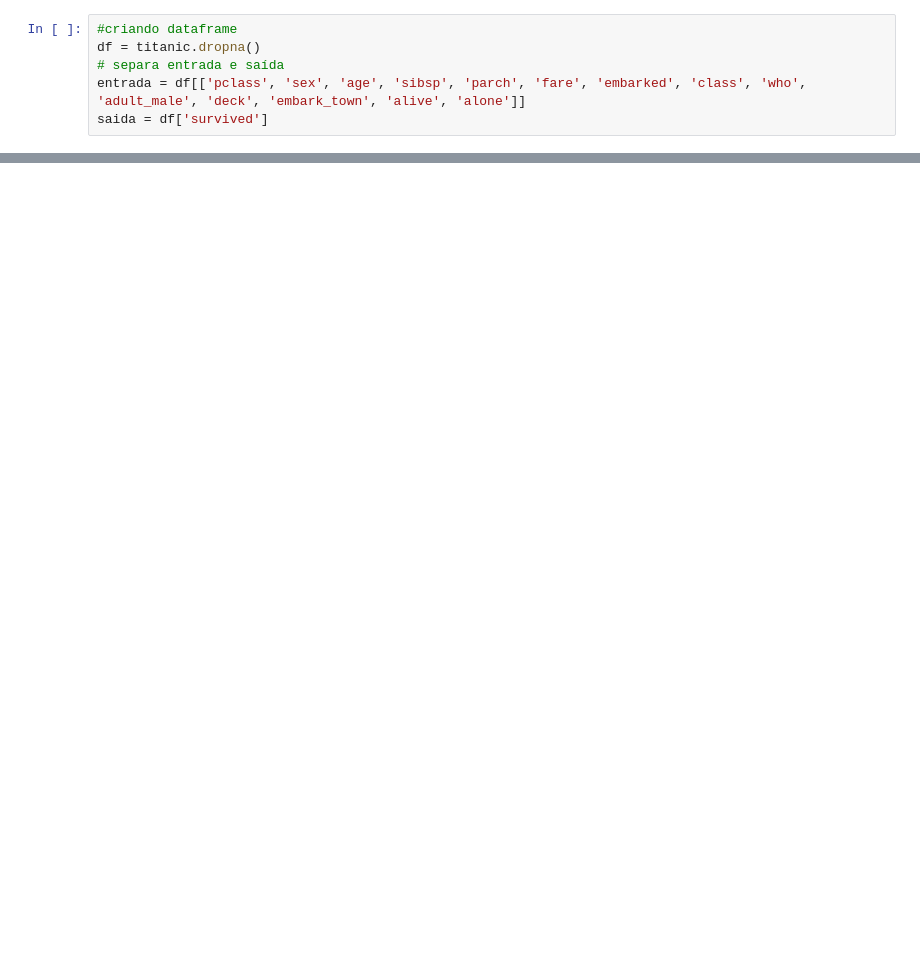
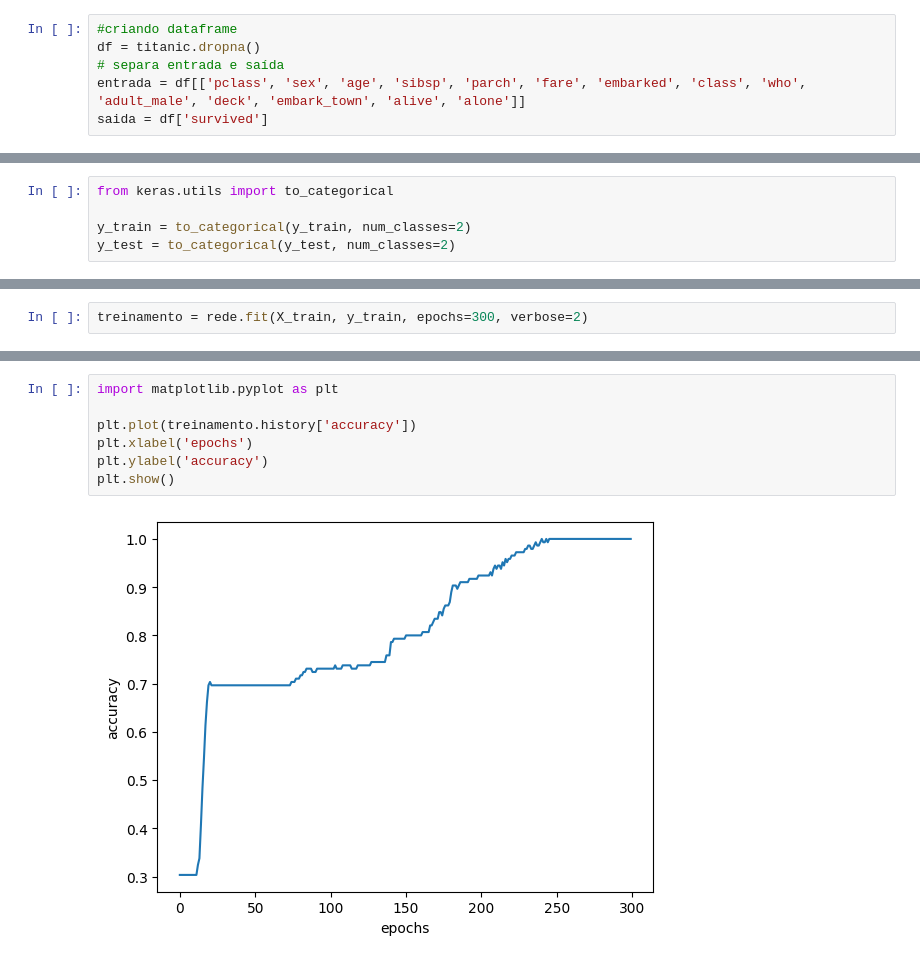
Before and after one commit to vmayres/CCI230_InteligenciaArtificial, a Jupyter notebook: MLP/MLP.ipynb, the cells around one changed output, grey strips where cells are left out. Saved outputs shown, nothing was run; the diff lists cells and outputs as text; blank space fills up the shorter version.

```diff
--- a/MLP/MLP.ipynb
+++ b/MLP/MLP.ipynb
@@ -37,0 +64,5 @@ y = label_encoder.fit_transform(x)
+# %%
+from keras.utils import to_categorical
+
+y_train = to_categorical(y_train, num_classes=2)
+y_test = to_categorical(y_test, num_classes=2)
@@ -53,0 +91,2 @@ You must install pydot (`pip install pydot`) for `plot_model` to work.
+# %%
+treinamento = rede.fit(X_train, y_train, epochs=300, verbose=2)
@@ -53,0 +113,9 @@ You must install pydot (`pip install pydot`) for `plot_model` to work.
+# %%
+import matplotlib.pyplot as plt
+
+plt.plot(treinamento.history['accuracy'])
+plt.xlabel('epochs')
+plt.ylabel('accuracy')
+plt.show()
+# %% [output]
+[figure, added]
```
Also changed, not shown: parts of 20 cells of this notebook.
